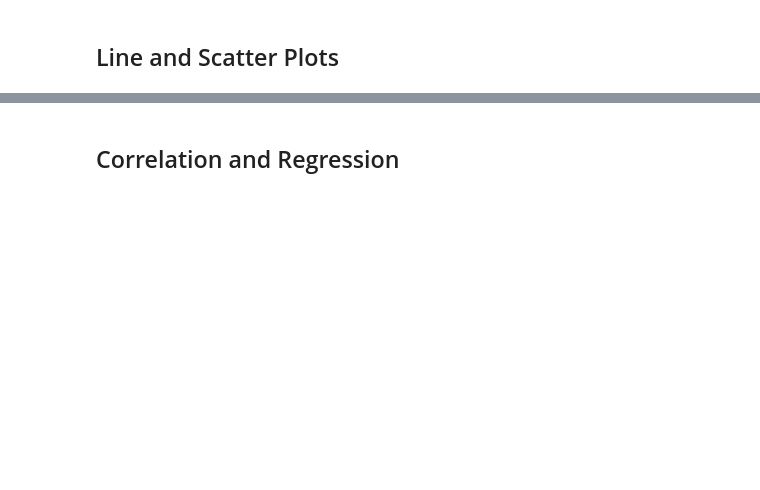
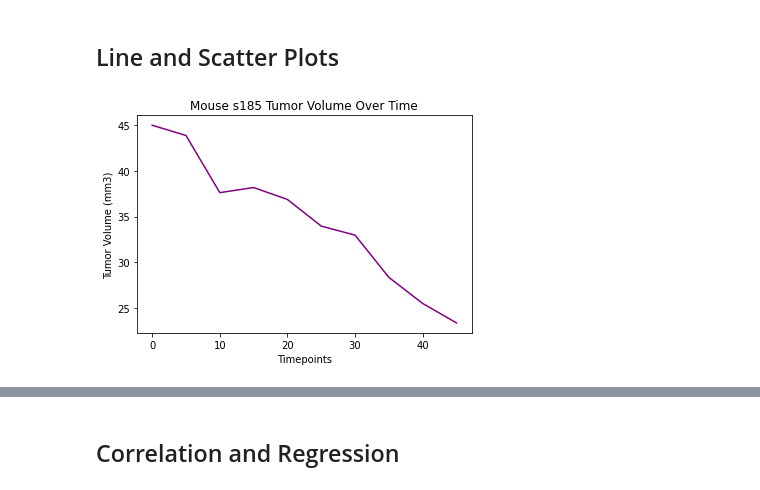
Before and after one commit to syd-cavs/matplotlib-challenge, a Jupyter notebook: Instructions/Pymaceuticals/pymaceuticals_starter.ipynb, the cells around one changed output, grey strips where cells are left out. Saved outputs shown, nothing was run; the diff lists cells and outputs as text; code cells hidden in the pictures; blank space fills up the shorter version.

```diff
--- a/Instructions/Pymaceuticals/pymaceuticals_starter.ipynb
+++ b/Instructions/Pymaceuticals/pymaceuticals_starter.ipynb
@@ -215,0 +249,15 @@ ValueError: Lengths must match to compare
+# %%
+# Generate a line plot of tumor volume vs. time point for a mouse treated with Capomulin
+capomulin = clean_df.loc[clean_df["Drug Regimen"] == "Capomulin"]
+capomulin_mouse = capomulin.loc[capomulin["Mouse ID"] == "s185"]
+
+x_line = capomulin_mouse["Timepoint"]
+y_line = capomulin_mouse["Tumor Volume (mm3)"]
+
+capomulin_mouse_plot = plt.plot(x_line, y_line, color='purple')
+plt.title("Mouse s185 Tumor Volume Over Time")
+plt.xlabel("Timepoints")
+plt.ylabel("Tumor Volume (mm3)")
+plt.show()
+# %% [output]
+[figure, added]
```
Also changed, not shown: parts of 16 cells of this notebook.
